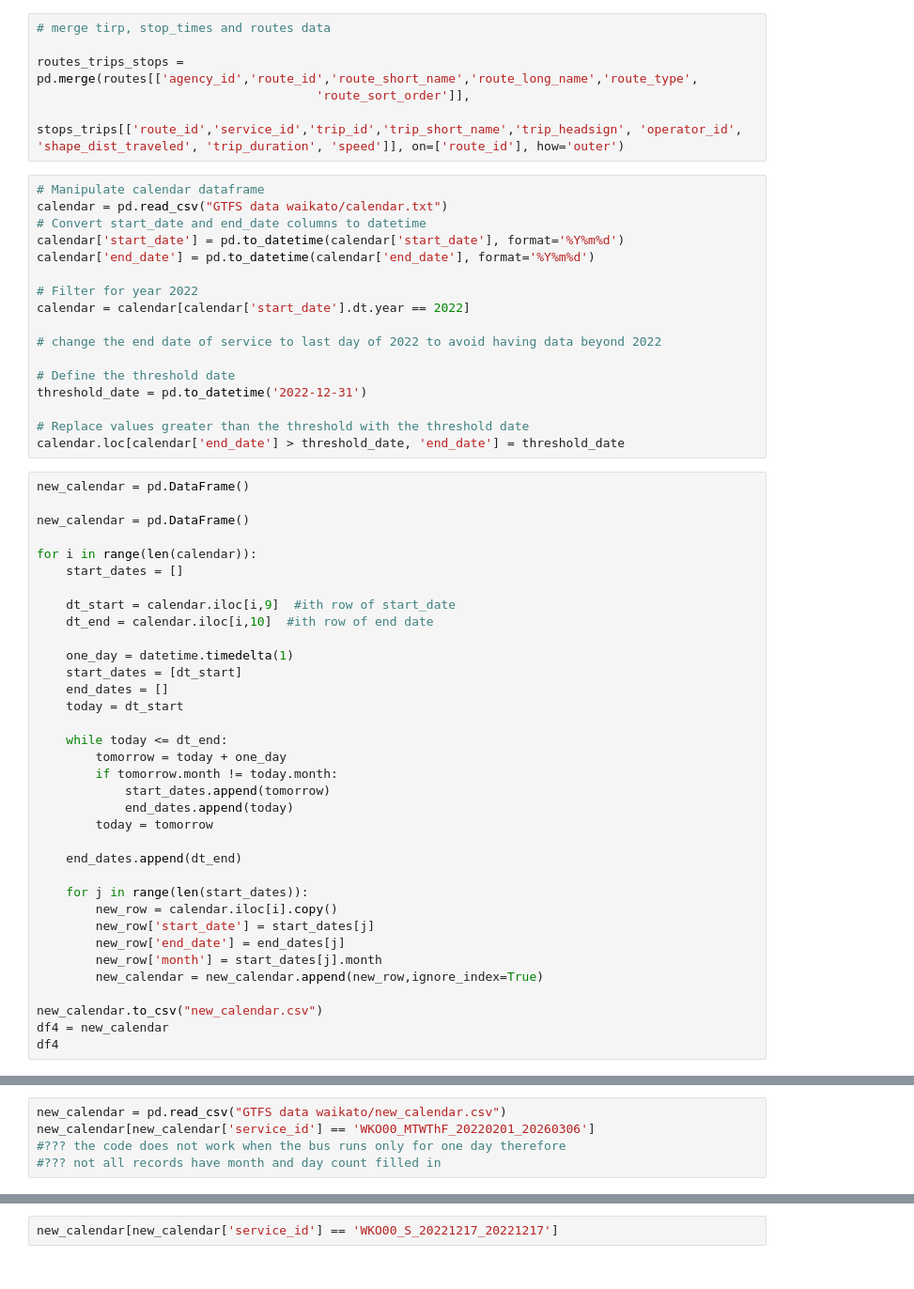
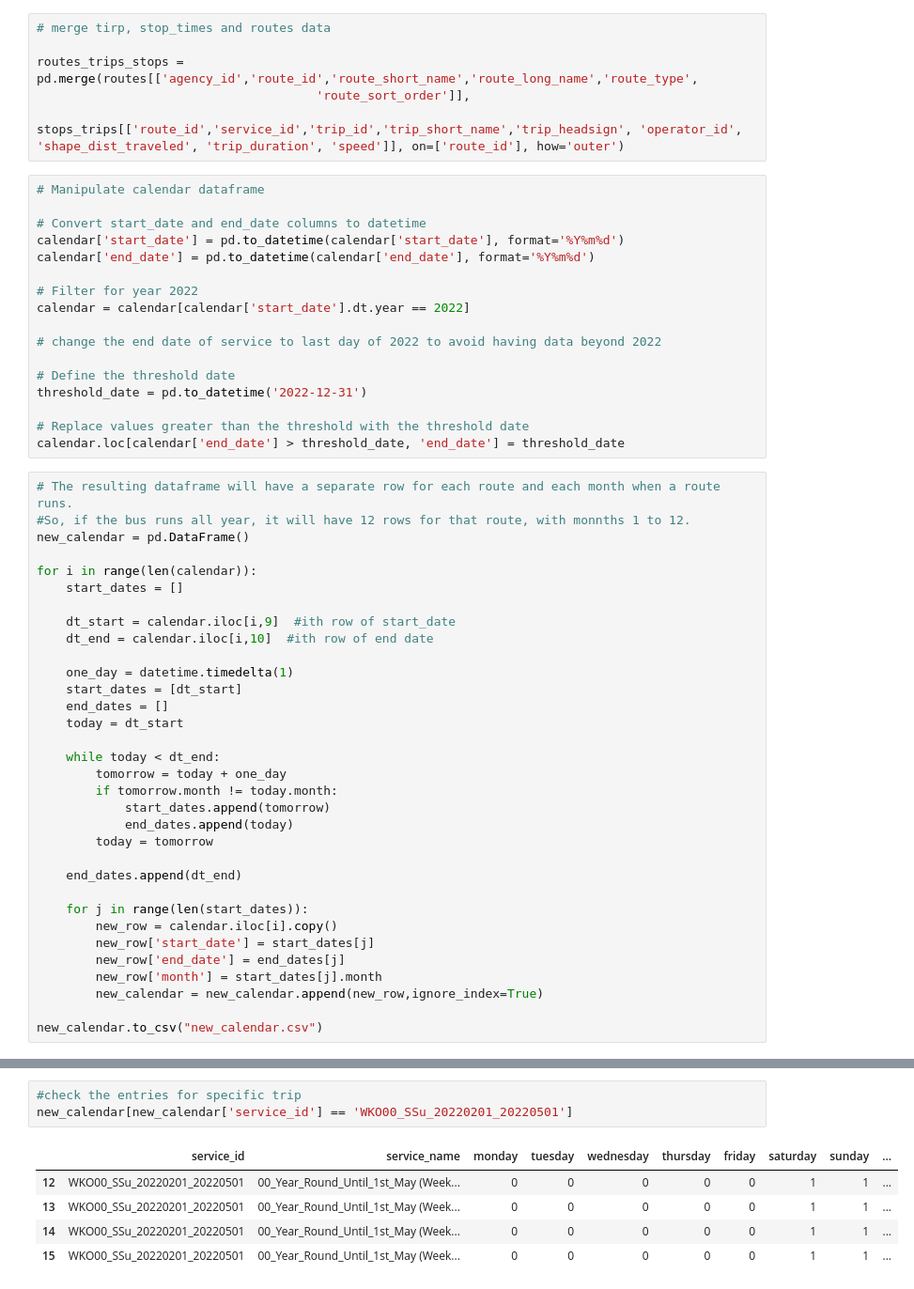
Before and after one commit to OxanaHart/Data351, a Jupyter notebook: Data Preprocessing/Waikato data coercing.ipynb, the cells around one changed output, grey strips where cells are left out. Shown at 94% size. Saved outputs shown, nothing was run; the diff lists cells and outputs as text.

Commit message:
calendar_excetions incorporated in code

```diff
--- a/Data Preprocessing/Waikato data coercing.ipynb
+++ b/Data Preprocessing/Waikato data coercing.ipynb
@@ -59,7 +58,7 @@ routes_trips_stops = pd.merge(routes[['agency_id','route_id','route_short_name',
                               stops_trips[['route_id','service_id','trip_id','trip_short_name','trip_headsign', 'operator_id', 'shape_dist_traveled', 'trip_duration', 'speed']], on=['route_id'], how='outer')
 # %%
 # Manipulate calendar dataframe
-calendar = pd.read_csv("GTFS data waikato/calendar.txt")
+
 # Convert start_date and end_date columns to datetime
 calendar['start_date'] = pd.to_datetime(calendar['start_date'], format='%Y%m%d')
 calendar['end_date'] = pd.to_datetime(calendar['end_date'], format='%Y%m%d')
@@ -75,8 +74,8 @@ threshold_date = pd.to_datetime('2022-12-31')
 # Replace values greater than the threshold with the threshold date
 calendar.loc[calendar['end_date'] > threshold_date, 'end_date'] = threshold_date
 # %%
-new_calendar = pd.DataFrame()
-
+# The resulting dataframe will have a separate row for each route and each month when a route runs.
+#So, if the bus runs all year, it will have 12 rows for that route, with monnths 1 to 12.
 new_calendar = pd.DataFrame()
 
 for i in range(len(calendar)):
@@ -90,7 +89,7 @@ for i in range(len(calendar)):
     end_dates = []
     today = dt_start
 
-    while today <= dt_end:
+    while today < dt_end:
         tomorrow = today + one_day
         if tomorrow.month != today.month:
             start_dates.append(tomorrow)
@@ -107,5 +106,3 @@ for i in range(len(calendar)):
         new_calendar = new_calendar.append(new_row,ignore_index=True)
 
 new_calendar.to_csv("new_calendar.csv")
-df4 = new_calendar
-df4
@@ -126,5 +108,0 @@ df4
-# %%
-new_calendar = pd.read_csv("GTFS data waikato/new_calendar.csv")
-new_calendar[new_calendar['service_id'] == 'WKO00_MTWThF_20220201_20260306']
-#??? the code does not work when the bus runs only for one day therefore
-#??? not all records have month and day count filled in
@@ -170,2 +128,9 @@ AttributeError: 'str' object has no attribute 'strftime'
 # %%
-new_calendar[new_calendar['service_id'] == 'WKO00_S_20221217_20221217']
+#check the entries for specific trip
+new_calendar[new_calendar['service_id'] == 'WKO00_SSu_20220201_20220501']
+# %% [output]
+|  | service_id | service_name | monday | tuesday | wednesday | thursday | friday | saturday | sunday | ... |
+| 12 | WKO00_SSu_20220201_20220501 | 00_Year_Round_Until_1st_May (Week... | 0 | 0 | 0 | 0 | 0 | 1 | 1 | ... |
+| 13 | WKO00_SSu_20220201_20220501 | 00_Year_Round_Until_1st_May (Week... | 0 | 0 | 0 | 0 | 0 | 1 | 1 | ... |
+| 14 | WKO00_SSu_20220201_20220501 | 00_Year_Round_Until_1st_May (Week... | 0 | 0 | 0 | 0 | 0 | 1 | 1 | ... |
+| 15 | WKO00_SSu_20220201_20220501 | 00_Year_Round_Until_1st_May (Week... | 0 | 0 | 0 | 0 | 0 | 1 | 1 | ... |
```
Also changed, not shown: parts of 12 cells of this notebook, 1 other file.
